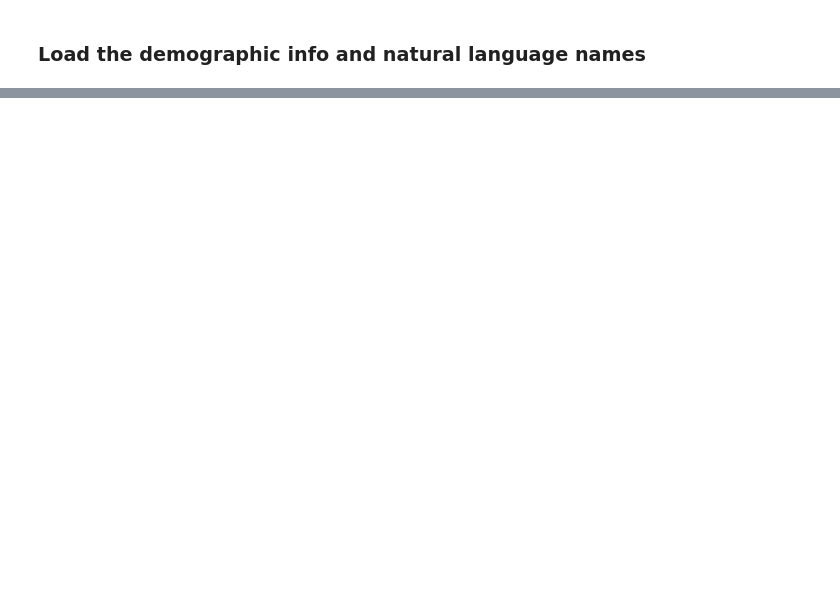
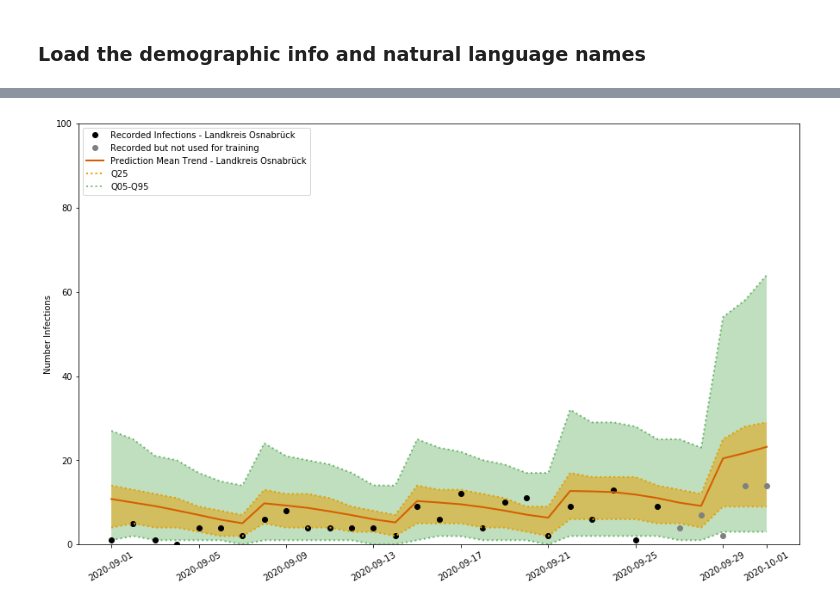
Before and after one commit to LaKrieger/BSTIM-Covid19, a Jupyter notebook: LoadModelTracesPredictions.ipynb, the cells around one changed output, grey strips where cells are left out. Cells and saved outputs as stored; diff of their text form; code cells hidden in the pictures; blank space fills up the shorter version.

```diff
--- a/LoadModelTracesPredictions.ipynb
+++ b/LoadModelTracesPredictions.ipynb
@@ -100,12 +105,12 @@ def sample_x_days_incidence_by_county(samples, x):
 # %% [markdown]
 ## Load the model, traces, and predictions
 # %%
-with open("model", "rb") as f:
+with open("model_singleLK_3", "rb") as f:
     model = pkl.load(f)
-with open("trace", "rb") as f:
+with open("trace_singleLK_3", "rb") as f:
     trace = pkl.load(f)
 
-with open("predictions", "rb") as f:
+with open("predictions_singleLK_3", "rb") as f:
     pred = pkl.load(f)
-with open("predictions_trend", "rb") as f:
+with open("predictions_trend_singleLK_3", "rb") as f:
     pred_trend = pkl.load(f)
@@ -490,0 +343,8 @@ map_df.to_csv(os.path.join(output_dir, "map.csv"))
+# %%
+
+
+county_id = "35"
+dates = [pd.Timestamp(day) for day in ext_index]
+days = [ (day - min(dates)).days for day in dates]
+print(dates[-5:])
+data.loc[dates[-5:]]["35"]
@@ -490,0 +359,66 @@ map_df.to_csv(os.path.join(output_dir, "map.csv"))
+# %%
+fig, ax = plt.subplots(figsize=(15,9))
+
+
+ax.plot_date(dates[:-5],
+             target[county_id],
+             color = "k",
+             label = "Recorded Infections - {}".format(IDNameDem[int(county_id)].get("NL Name")))
+ax.plot_date(dates[-5:],
+             data.loc[dates[-5:]],
+             color = "grey",
+             label = "Recorded but not used for training")
+ax.plot_date(
+    dates,
+    prediction_mean[county_id],
+    "-",
+    color=C1,
+    label = "Prediction Mean Trend - {}".format(IDNameDem[int(county_id)].get("NL Name")),
+    linewidth=2.0,
+    zorder=4)
+
+ax.fill_between(
+    dates,
+    prediction_q25[county_id],
+    prediction_q75[county_id],
+    facecolor=C2,
+    alpha=0.5,
+    zorder=1)
+ax.plot_date(
+    dates,
+    prediction_q25[county_id],
+    ":",
+    color=C2,
+    label = "Q25",
+    linewidth=2.0,
+    zorder=3)
+ax.plot_date(dates, #upper line
+             prediction_q95[county_id], ":",
+             label = "Q05-Q95",
+            color="green", alpha=0.5, linewidth=2.0, zorder=1)
+
+ax.legend(loc="upper left") # everything above will be included in legend
+ax.fill_between(
+    dates,
+    prediction_q5[county_id],
+    prediction_q95[county_id],
+    facecolor="green",
+    alpha=0.25,
+    zorder=0)
+ax.plot_date(dates, # lower line
+             prediction_q5[county_id],
+             ":",
+            color="green", alpha=0.5, linewidth=2.0, zorder=1)
+ax.plot_date( # upper of q25
+    dates,
+    prediction_q75[county_id],
+    ":",
+    color=C2,
+    linewidth=2.0,
+    zorder=3)
+ax.xaxis.set_tick_params(rotation=30, labelsize=10)
+ax.set_ylabel("Number Infections")
+ax.set_ylim(0, 100)
+plt.savefig("PlotPredictionMean_{}_OtherScale.png".format(IDNameDem[int(county_id)].get("NL Name")))
+# %% [output]
+[figure, added]
```
Also changed, not shown: parts of 20 cells of this notebook, 2 other files.
